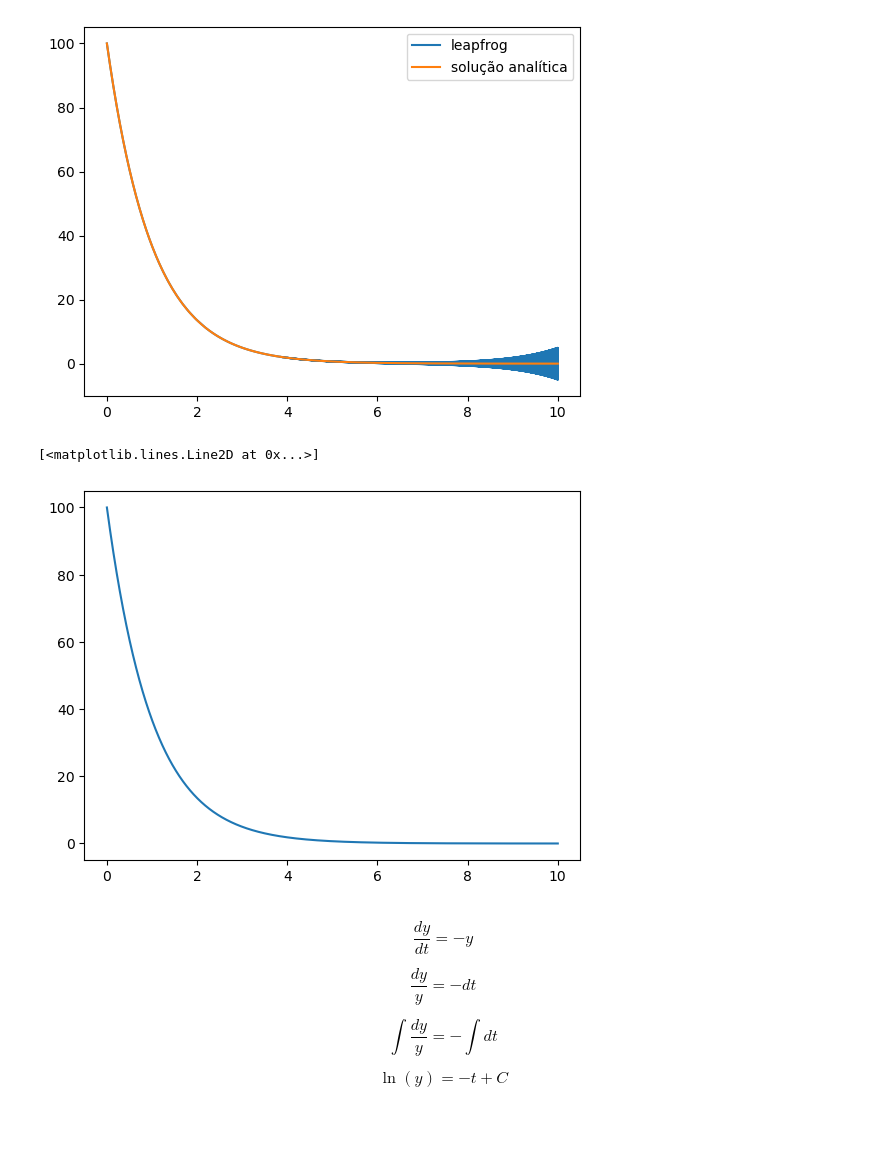
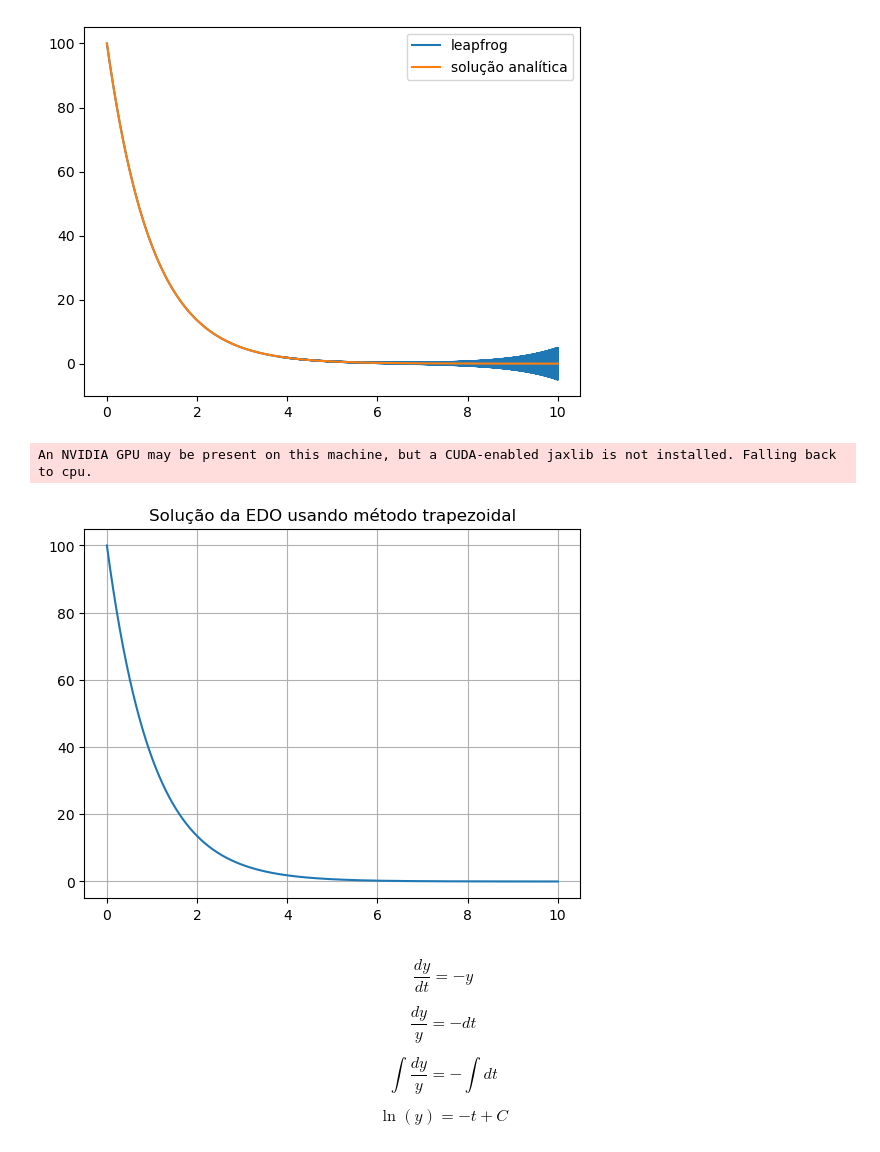
Before and after one commit to mickpires/scientific_computing_book, a Jupyter notebook: analise.ipynb, the cells around one changed output. Drawn from its saved outputs; the diff is of its cells as text; code cells hidden in the pictures; blank space fills up the shorter version.

Commit message:
metodo trapezoidal tá funcionando perfeitamente

```diff
--- a/analise.ipynb
+++ b/analise.ipynb
@@ -52,19 +51,22 @@ plt.legend()
 <matplotlib.legend.Legend at 0x...>
 [figure]
 # %%
-f = lambda x: -x
+f = lambda t, y: -t*y
 
-k = .003
+k = 0.003
 t_final = 10
-t = np.linspace(0,10,int(np.ceil(t_final/k)))
-y = np.empty(t.shape,dtype=float)
+t = np.linspace(0, t_final, int(np.ceil(t_final / k)))
+y = np.empty_like(t)
 y[0] = 100
 
-y_trapezoidal = trapezoidal(f,y,k,tol=1e-3)
-plt.plot(t,y_trapezoidal)
+y_trapezoidal = trapezoidal(f, y, t, k, tol=1e-3)
+plt.plot(t, y_trapezoidal)
+plt.grid()
+plt.title("Solução da EDO usando método trapezoidal")
+plt.show()
 # %% [output]
-[<matplotlib.lines.Line2D at 0x...>]
+An NVIDIA GPU may be present on this machine, but a CUDA-enabled jaxlib is not installed. Falling back to cpu.
-[figure, old version]
+[figure, new version]
 # %% [markdown]
 $$\frac{dy}{dt} = -y$$
 
```
Also changed, not shown: parts of 8 cells of this notebook, 3 other files.
